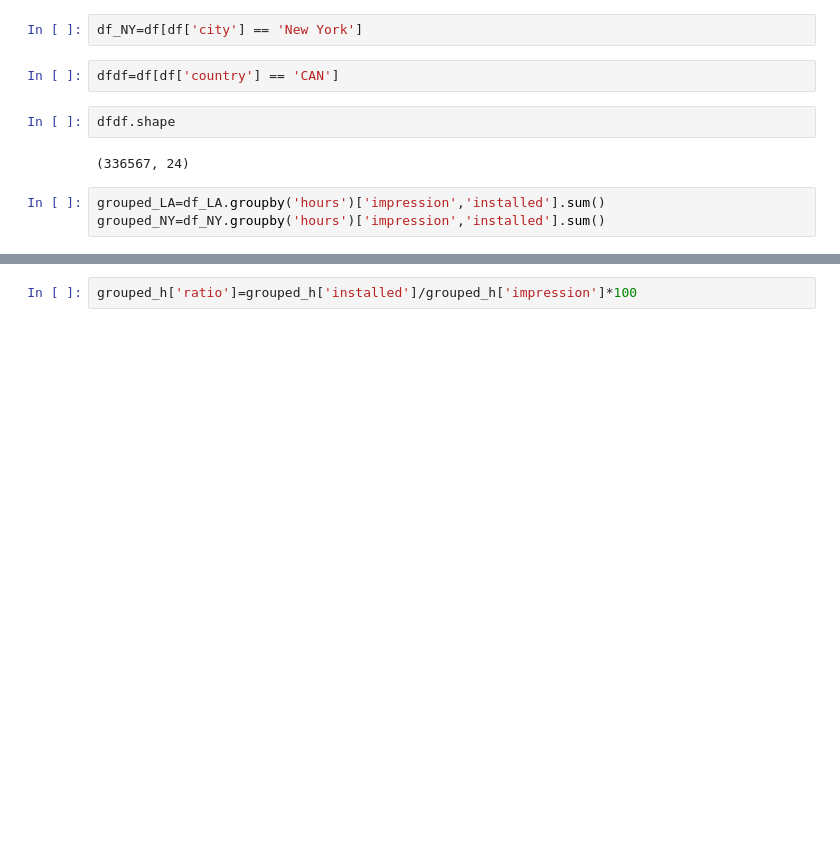
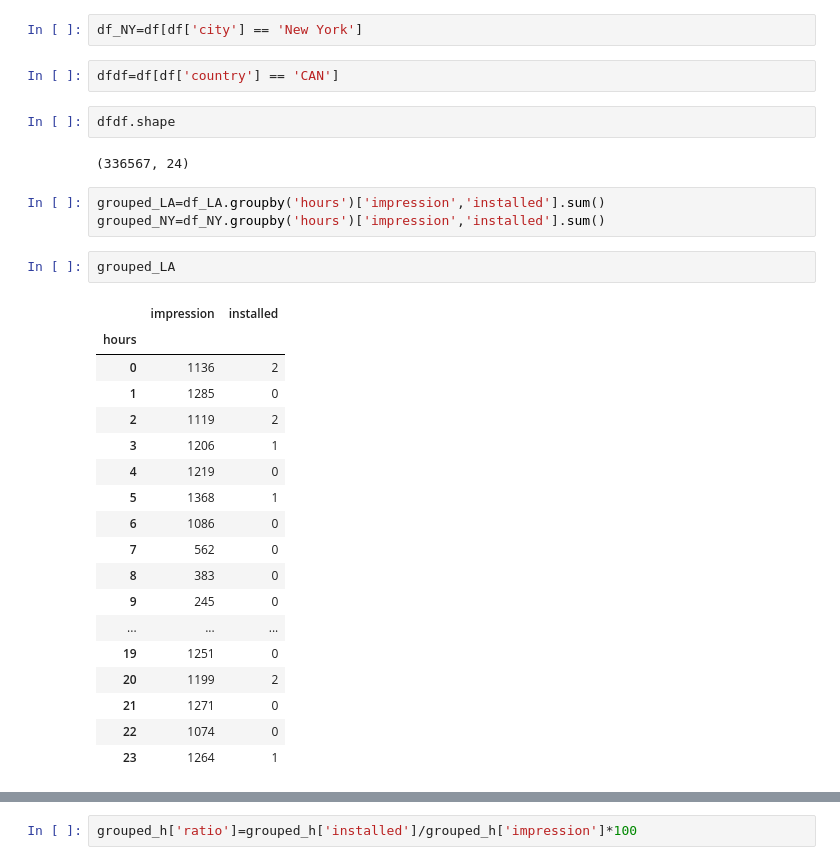
Before and after one commit to kkwanyang/app_lift, a Jupyter notebook: Feature_Exploration.ipynb, the cells around one changed output, grey strips where cells are left out. Drawn from its saved outputs; the diff is of its cells as text; blank space fills up the shorter version.

```diff
--- a/Feature_Exploration.ipynb
+++ b/Feature_Exploration.ipynb
@@ -65,4 +81,25 @@ dfdf.shape
 # %%
 grouped_LA=df_LA.groupby('hours')['impression','installed'].sum()
 grouped_NY=df_NY.groupby('hours')['impression','installed'].sum()
+# %%
+grouped_LA
+# %% [output]
+|  | impression | installed |
+| hours |  |  |
+| 0 | 1136 | 2 |
+| 1 | 1285 | 0 |
+| 2 | 1119 | 2 |
+| 3 | 1206 | 1 |
+| 4 | 1219 | 0 |
+| 5 | 1368 | 1 |
+| 6 | 1086 | 0 |
+| 7 | 562 | 0 |
+| 8 | 383 | 0 |
+| 9 | 245 | 0 |
+| ... | ... | ... |
+| 19 | 1251 | 0 |
+| 20 | 1199 | 2 |
+| 21 | 1271 | 0 |
+| 22 | 1074 | 0 |
+| 23 | 1264 | 1 |
 # %%
```
Also changed, not shown: parts of 24 cells of this notebook, 13 other files.
